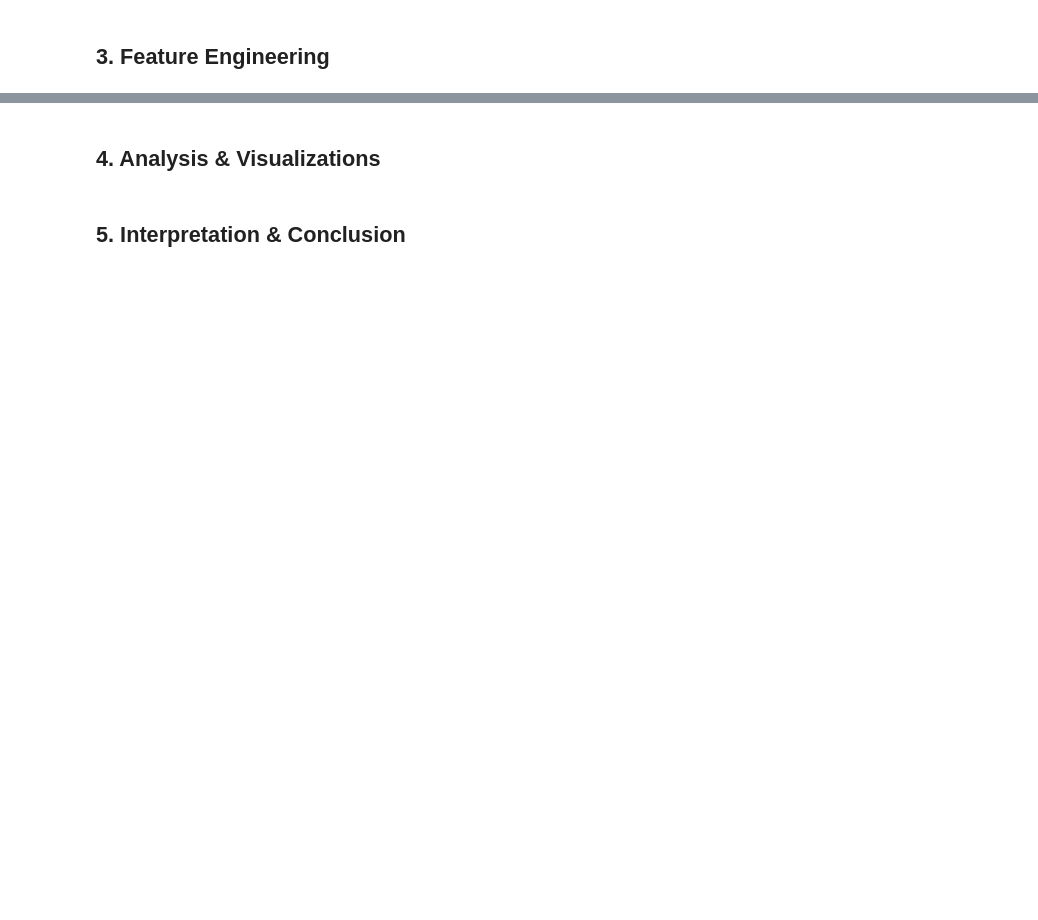
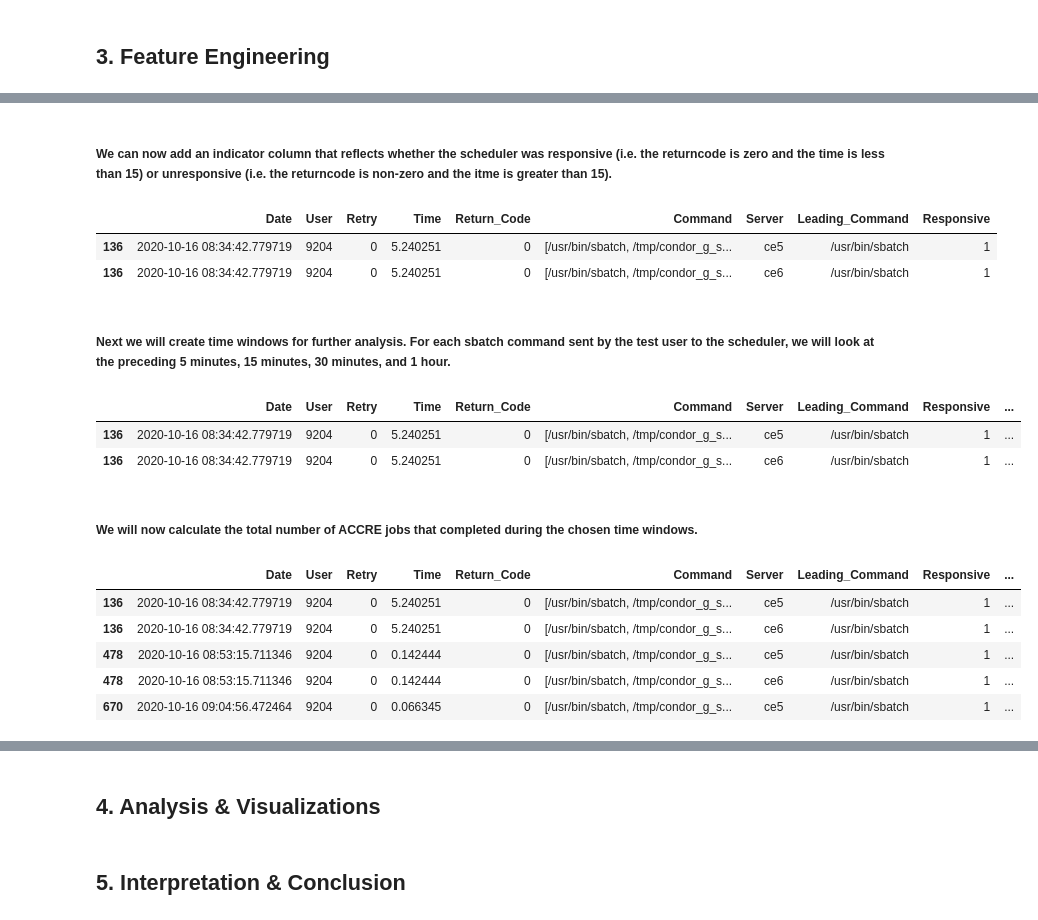
Before and after one commit to nss-data-science-cohort-9/accre-aezell314, a Jupyter notebook: notebooks/ACCRE Scheduling Investigation.ipynb, the cells around one changed output, grey strips where cells are left out. Saved outputs shown, nothing was run; the diff lists cells and outputs as text; code cells hidden in the pictures; blank space fills up the shorter version.

```diff
--- a/notebooks/ACCRE Scheduling Investigation.ipynb
+++ b/notebooks/ACCRE Scheduling Investigation.ipynb
@@ -261,0 +450,24 @@ jobs = jobs[~jobs['JOBID'].isin(inconsistent_usedtime['JOBID'].to_list())]
+# %% [markdown]
+##### We can now add an indicator column that reflects whether the scheduler was responsive (i.e. the returncode is zero and the time is less than 15) or unresponsive (i.e. the returncode is non-zero and the itme is greater than 15).
+# %%
+osg_test_sbatch['Responsive'] = [1 if (item[0]<=15 and item[1]=='0') else 0 for item in zip(osg_test_sbatch['Time'],osg_test_sbatch['Return_Code'])]
+# %%
+osg_test_sbatch.head(2)
+# %% [output]
+|  | Date | User | Retry | Time | Return_Code | Command | Server | Leading_Command | Responsive |
+| 136 | 2020-10-16 08:34:42.779719 | 9204 | 0 | 5.240251 | 0 | [/usr/bin/sbatch, /tmp/condor_g_s... | ce5 | /usr/bin/sbatch | 1 |
+| 136 | 2020-10-16 08:34:42.779719 | 9204 | 0 | 5.240251 | 0 | [/usr/bin/sbatch, /tmp/condor_g_s... | ce6 | /usr/bin/sbatch | 1 |
+# %% [markdown]
+##### Next we will create time windows for further analysis. For each sbatch command sent by the test user to the scheduler, we will look at the preceding 5 minutes, 15 minutes, 30 minutes, and 1 hour.
+# %%
+osg_test_sbatch['Past_5_Min'] = osg_test_sbatch['Date'].apply(lambda x: (x - timedelta(minutes=5), x)).values
+osg_test_sbatch['Past_15_Min'] = osg_test_sbatch['Date'].apply(lambda x: (x - timedelta(minutes=15), x)).values
+osg_test_sbatch['Past_30_Min'] = osg_test_sbatch['Date'].apply(lambda x: (x - timedelta(minutes=30), x)).values
+osg_test_sbatch['Past_1_Hour'] = osg_test_sbatch['Date'].apply(lambda x: (x - timedelta(hours=1), x)).values
+osg_test_sbatch.head(2)
+# %% [output]
+|  | Date | User | Retry | Time | Return_Code | Command | Server | Leading_Command | Responsive | ... |
+| 136 | 2020-10-16 08:34:42.779719 | 9204 | 0 | 5.240251 | 0 | [/usr/bin/sbatch, /tmp/condor_g_s... | ce5 | /usr/bin/sbatch | 1 | ... |
+| 136 | 2020-10-16 08:34:42.779719 | 9204 | 0 | 5.240251 | 0 | [/usr/bin/sbatch, /tmp/condor_g_s... | ce6 | /usr/bin/sbatch | 1 | ... |
+# %% [markdown]
+##### We will now calculate the total number of ACCRE jobs that completed during the chosen time windows.
@@ -261,0 +487,48 @@ jobs = jobs[~jobs['JOBID'].isin(inconsistent_usedtime['JOBID'].to_list())]
+# %%
+_15_min_windows = pd.IntervalIndex.from_tuples(osg_test_sbatch['Past_15_Min'], closed='left')
+
+# Get the index (or indices) of the interval(s) in time_windows that each completed job's end time falls into
+job_indices = _15_min_windows.get_indexer_non_unique(job_completions['END'])
+
+# If a completed job's end time does not fall into any interval, it returns -1; we will filter these out
+valid_indices = [int(index) for index in job_indices[0] if index != -1]
+
+# Count total number of completed jobs' end times that fall within each time window
+completed_jobs_counts = np.bincount(valid_indices, minlength=len(_15_min_windows))
+
+osg_test_sbatch['Completed_Jobs_15_Min'] = completed_jobs_counts
+# %%
+_30_min_windows = pd.IntervalIndex.from_tuples(osg_test_sbatch['Past_30_Min'], closed='left')
+
+# Get the index (or indices) of the interval(s) in time_windows that each completed job's end time falls into
+job_indices = _30_min_windows.get_indexer_non_unique(job_completions['END'])
+
+# If a completed job's end time does not fall into any interval, it returns -1; we will filter these out
+valid_indices = [int(index) for index in job_indices[0] if index != -1]
+
+# Count total number of completed jobs' end times that fall within each time window
+completed_jobs_counts = np.bincount(valid_indices, minlength=len(_30_min_windows))
+
+osg_test_sbatch['Completed_Jobs_30_Min'] = completed_jobs_counts
+# %%
+_1_hr_windows = pd.IntervalIndex.from_tuples(osg_test_sbatch['Past_1_Hour'], closed='left')
+
+# Get the index (or indices) of the interval(s) in time_windows that each completed job's end time falls into
+job_indices = _1_hr_windows.get_indexer_non_unique(job_completions['END'])
+
+# If a completed job's end time does not fall into any interval, it returns -1; we will filter these out
+valid_indices = [int(index) for index in job_indices[0] if index != -1]
+
+# Count total number of completed jobs' end times that fall within each time window
+completed_jobs_counts = np.bincount(valid_indices, minlength=len(_1_hr_windows))
+
+osg_test_sbatch['Completed_Jobs_1_Hr'] = completed_jobs_counts
+# %%
+osg_test_sbatch.head(5)
+# %% [output]
+|  | Date | User | Retry | Time | Return_Code | Command | Server | Leading_Command | Responsive | ... |
+| 136 | 2020-10-16 08:34:42.779719 | 9204 | 0 | 5.240251 | 0 | [/usr/bin/sbatch, /tmp/condor_g_s... | ce5 | /usr/bin/sbatch | 1 | ... |
+| 136 | 2020-10-16 08:34:42.779719 | 9204 | 0 | 5.240251 | 0 | [/usr/bin/sbatch, /tmp/condor_g_s... | ce6 | /usr/bin/sbatch | 1 | ... |
+| 478 | 2020-10-16 08:53:15.711346 | 9204 | 0 | 0.142444 | 0 | [/usr/bin/sbatch, /tmp/condor_g_s... | ce5 | /usr/bin/sbatch | 1 | ... |
+| 478 | 2020-10-16 08:53:15.711346 | 9204 | 0 | 0.142444 | 0 | [/usr/bin/sbatch, /tmp/condor_g_s... | ce6 | /usr/bin/sbatch | 1 | ... |
+| 670 | 2020-10-16 09:04:56.472464 | 9204 | 0 | 0.066345 | 0 | [/usr/bin/sbatch, /tmp/condor_g_s... | ce5 | /usr/bin/sbatch | 1 | ... |
```
Also changed, not shown: parts of 91 cells of this notebook.
